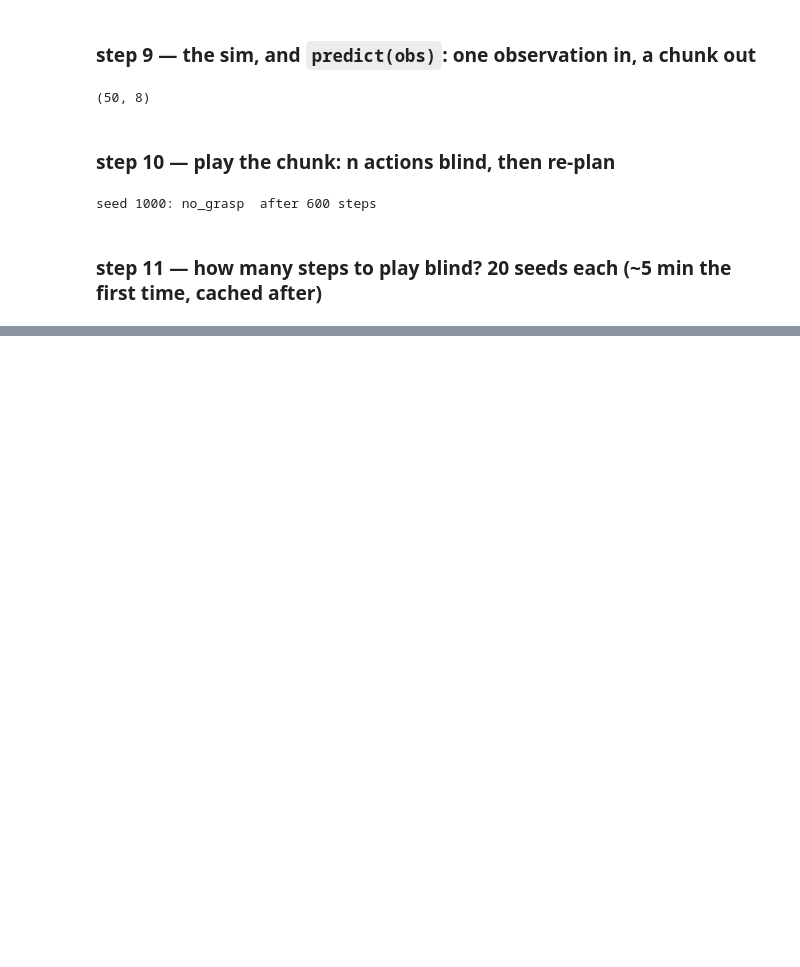
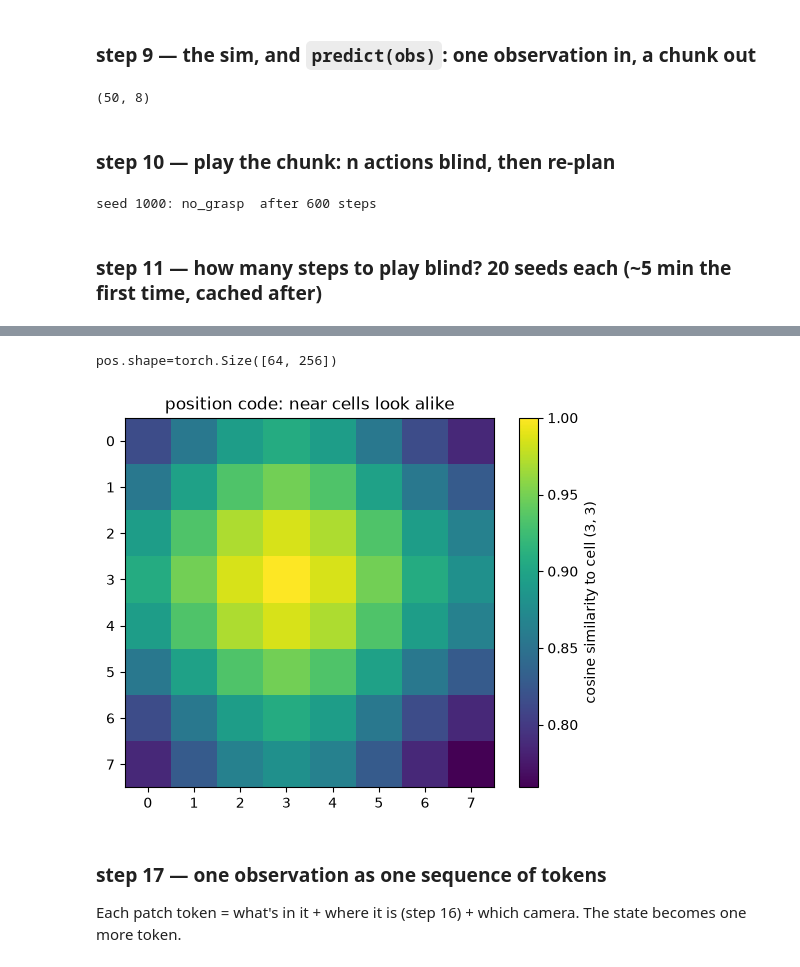
Before and after one commit to rgsk/dream-robot, a Jupyter notebook: rough/act_byname.ipynb, the cells around one changed output, grey strips where cells are left out. Cells and saved outputs as stored; diff of their text form; code cells hidden in the pictures; blank space fills up the shorter version.

```diff
--- a/rough/act_byname.ipynb
+++ b/rough/act_byname.ipynb
@@ -295,8 +299,10 @@ def val_error(net: nn.Module) -> Tensor:
     n = len(data.state.val)
     firsts: list[Tensor] = []
     for j in range(0, n, 256):
-        b = get_batch("val", torch.arange(j, min(j + 256, n), device=dev))
-        pred: Tensor = net(b.top, b.wrist, b.state)  # [<=256, K, 8]
+        (top=, wrist=, state=) = get_batch(
+            "val", torch.arange(j, min(j + 256, n), device=dev)
+        )
+        pred: Tensor = net(top, wrist, state)  # [<=256, K, 8]
         firsts.append(pred[:, 0])
     return (torch.cat(firsts) - data.chunks.val[:, 0]).abs().mean(0)
 # %%
@@ -341,9 +350,8 @@ net.load_state_dict(weights)
 import logging
 import os
 
-os.environ.setdefault(
-    "MUJOCO_GL", "egl"
-)  # render without a window; must be set before mujoco loads
+# render without a window; must be set before mujoco loads
+os.environ.setdefault("MUJOCO_GL", "egl")
 
 logging.disable(logging.WARNING)  # robosuite warns while importing; mute that
 import robosuite
@@ -366,10 +374,12 @@ def frame(im: np.ndarray) -> Tensor:
 
 
 @torch.no_grad()
-def predict(obs: Observation) -> NDArray[np.float32]:
+def predict(obs: Observation, model: nn.Module | None = None) -> NDArray[np.float32]:
+    # model: the net to ask, the global net if None
     # out: [K, 8], the plan from this observation
+    model = model or net
     st = torch.from_numpy(obs.state)[None].to(dev)  # [1, 8]
-    chunk: Tensor = net(frame(obs.images["top"]), frame(obs.images["wrist"]), st)
+    chunk: Tensor = model(frame(obs.images["top"]), frame(obs.images["wrist"]), st)
     plan: NDArray[np.float32] = chunk[0].cpu().numpy()  # [K, 8]
     plan[:, 7] = np.clip(plan[:, 7], 0.0, 1.0)  # gripper commands must stay in [0, 1]
     return plan
@@ -425,0 +611,46 @@ n_exec 50: 17/20   failures {'dropped': 1, 'no_grasp': 1, 'wrong_target': 1}
+# %%
+"""
+2-D position code for an H × W grid, D numbers per cell:
+    first D/2 numbers encode the row, last D/2 the column, each with the
+    1-D transformer code. For position p and i = 0 … D/4 − 1:
+
+        ωᵢ      = 10000^(−i / (D/4))                        from 1 down to ~1/10000
+        code(p) = [sin(p·ω₀) … sin(p·ω_{D/4−1}),  cos(p·ω₀) … cos(p·ω_{D/4−1})]
+
+    fast frequencies (ω ≈ 1) tell neighbouring cells apart,
+    slow ones (ω ≈ 0) change smoothly across the whole grid
+"""
+
+
+def sinusoid_2d(h: int, w: int, d: int) -> Tensor:
+    # out: [h*w, d], row-major like the flattened grid in step 15. Fixed, not learned:
+    # 25 demos are too few to learn a good code for 64 cells
+    q = d // 4
+    omega = 10000 ** (-torch.arange(q) / q)  # [q]
+
+    def code(n: int) -> Tensor:  # [n, d/2], the 1-D code for positions 0 .. n-1
+        p = torch.arange(n)[:, None] * omega  # [n, q]
+        return torch.cat([p.sin(), p.cos()], dim=-1)
+
+    rows = code(h)[:, None, :].expand(h, w, d // 2)  # [h, w, d/2], same along a row
+    cols = code(w)[None, :, :].expand(h, w, d // 2)  # [h, w, d/2], same down a column
+    return torch.cat([rows, cols], dim=-1).reshape(h * w, d)
+
+
+pos = sinusoid_2d(8, 8, D)  # [64, D]
+print(f"{pos.shape=}")
+
+# how alike is each cell's code to cell (row 3, col 3)'s? cosine similarity
+unit = pos / pos.norm(dim=-1, keepdim=True)  # [64, D]
+sim = (unit @ unit[3 * 8 + 3]).reshape(8, 8)  # [8, 8]
+plt.imshow(sim, cmap="viridis")
+plt.colorbar(label="cosine similarity to cell (3, 3)")
+plt.title("position code: near cells look alike")
+plt.show()
+# %% [output]
+pos.shape=torch.Size([64, 256])
+[figure, added]
+# %% [markdown]
+### step 17 — one observation as one sequence of tokens
+
+Each patch token = what's in it + where it is (step 16) + which camera. The state becomes one more token.
```
Also changed, not shown: parts of 32 cells of this notebook, 1 other file.
